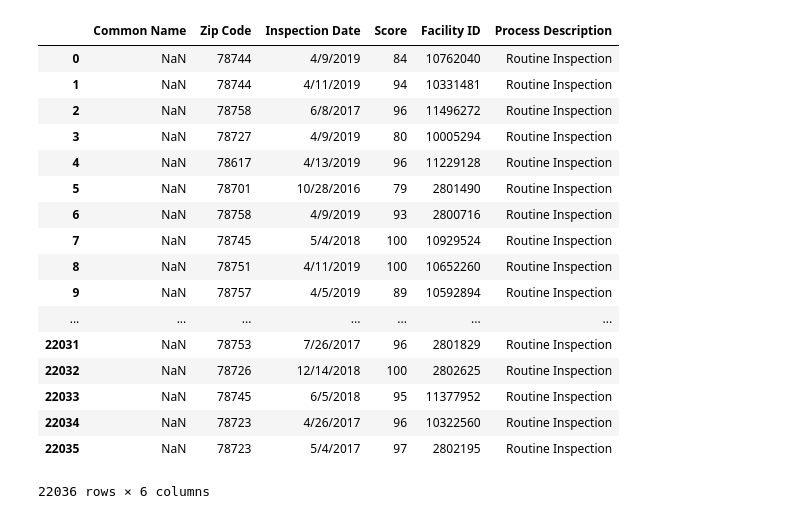
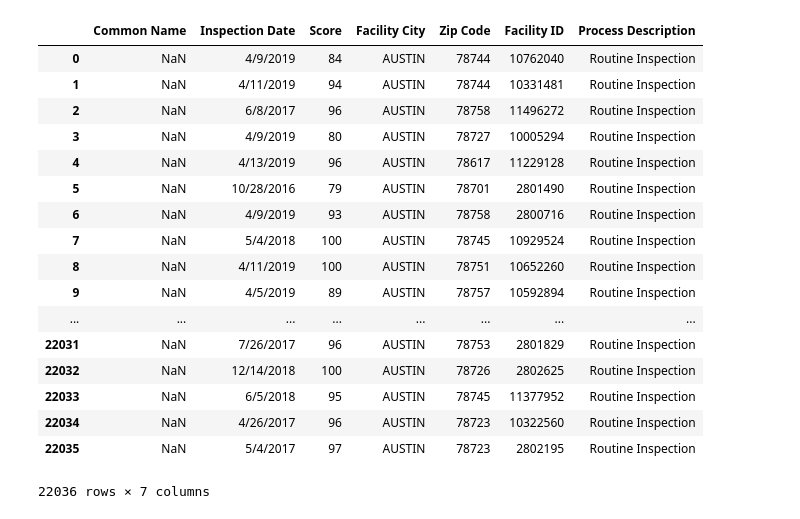
Before and after one commit to roshfrosh/etl-trial, a Jupyter notebook: Untitled.ipynb, the cells around one changed output. Cells and saved outputs as stored; diff of their text form; code cells hidden in the pictures.

```diff
--- a/Untitled.ipynb
+++ b/Untitled.ipynb
@@ -20,25 +21,26 @@ Index(['Restaurant Name', 'Common Name', 'Zip Code', 'Inspection Date',
       dtype='object')
 # %%
-austin_df.drop(["Restaurant Name", "Address" ,"Unnamed: 8"], axis = 1)
+austin_df = austin_df.drop(["Restaurant Name", "Address" ,"Unnamed: 9"], axis = 1)
+austin_df
 # %% [output]
-|  | Common Name | Zip Code | Inspection Date | Score | Facility ID | Process Description |
-| 0 | NaN | 78744 | 4/9/2019 | 84 | 10762040 | Routine Inspection |
-| 1 | NaN | 78744 | 4/11/2019 | 94 | 10331481 | Routine Inspection |
-| 2 | NaN | 78758 | 6/8/2017 | 96 | 11496272 | Routine Inspection |
-| 3 | NaN | 78727 | 4/9/2019 | 80 | 10005294 | Routine Inspection |
-| 4 | NaN | 78617 | 4/13/2019 | 96 | 11229128 | Routine Inspection |
-| 5 | NaN | 78701 | 10/28/2016 | 79 | 2801490 | Routine Inspection |
-| 6 | NaN | 78758 | 4/9/2019 | 93 | 2800716 | Routine Inspection |
-| 7 | NaN | 78745 | 5/4/2018 | 100 | 10929524 | Routine Inspection |
-| 8 | NaN | 78751 | 4/11/2019 | 100 | 10652260 | Routine Inspection |
-| 9 | NaN | 78757 | 4/5/2019 | 89 | 10592894 | Routine Inspection |
-| ... | ... | ... | ... | ... | ... | ... |
-| 22031 | NaN | 78753 | 7/26/2017 | 96 | 2801829 | Routine Inspection |
-| 22032 | NaN | 78726 | 12/14/2018 | 100 | 2802625 | Routine Inspection |
-| 22033 | NaN | 78745 | 6/5/2018 | 95 | 11377952 | Routine Inspection |
-| 22034 | NaN | 78723 | 4/26/2017 | 96 | 10322560 | Routine Inspection |
-| 22035 | NaN | 78723 | 5/4/2017 | 97 | 2802195 | Routine Inspection |
+|  | Common Name | Inspection Date | Score | Facility City | Zip Code | Facility ID | Process Description |
+| 0 | NaN | 4/9/2019 | 84 | AUSTIN | 78744 | 10762040 | Routine Inspection |
+| 1 | NaN | 4/11/2019 | 94 | AUSTIN | 78744 | 10331481 | Routine Inspection |
+| 2 | NaN | 6/8/2017 | 96 | AUSTIN | 78758 | 11496272 | Routine Inspection |
+| 3 | NaN | 4/9/2019 | 80 | AUSTIN | 78727 | 10005294 | Routine Inspection |
+| 4 | NaN | 4/13/2019 | 96 | AUSTIN | 78617 | 11229128 | Routine Inspection |
+| 5 | NaN | 10/28/2016 | 79 | AUSTIN | 78701 | 2801490 | Routine Inspection |
+| 6 | NaN | 4/9/2019 | 93 | AUSTIN | 78758 | 2800716 | Routine Inspection |
+| 7 | NaN | 5/4/2018 | 100 | AUSTIN | 78745 | 10929524 | Routine Inspection |
+| 8 | NaN | 4/11/2019 | 100 | AUSTIN | 78751 | 10652260 | Routine Inspection |
+| 9 | NaN | 4/5/2019 | 89 | AUSTIN | 78757 | 10592894 | Routine Inspection |
+| ... | ... | ... | ... | ... | ... | ... | ... |
+| 22031 | NaN | 7/26/2017 | 96 | AUSTIN | 78753 | 2801829 | Routine Inspection |
+| 22032 | NaN | 12/14/2018 | 100 | AUSTIN | 78726 | 2802625 | Routine Inspection |
+| 22033 | NaN | 6/5/2018 | 95 | AUSTIN | 78745 | 11377952 | Routine Inspection |
+| 22034 | NaN | 4/26/2017 | 96 | AUSTIN | 78723 | 10322560 | Routine Inspection |
+| 22035 | NaN | 5/4/2017 | 97 | AUSTIN | 78723 | 2802195 | Routine Inspection |
-22036 rows × 6 columns
+22036 rows × 7 columns
 # %%
 austin_restaurants = austin_df[austin_df["Common Name"].isin(["STARBUCKS", "McDonald's", "Burger King", "SUBWAY", "TACO BELL"])]
 austin_restaurants
```
Also changed, not shown: parts of 9 cells of this notebook, 1 other file.
